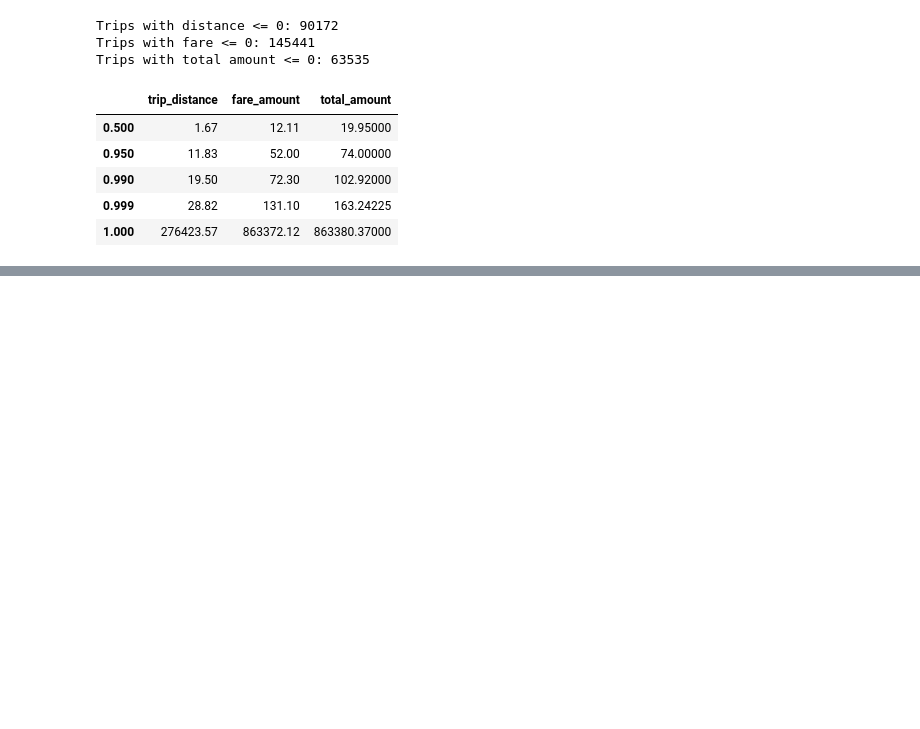
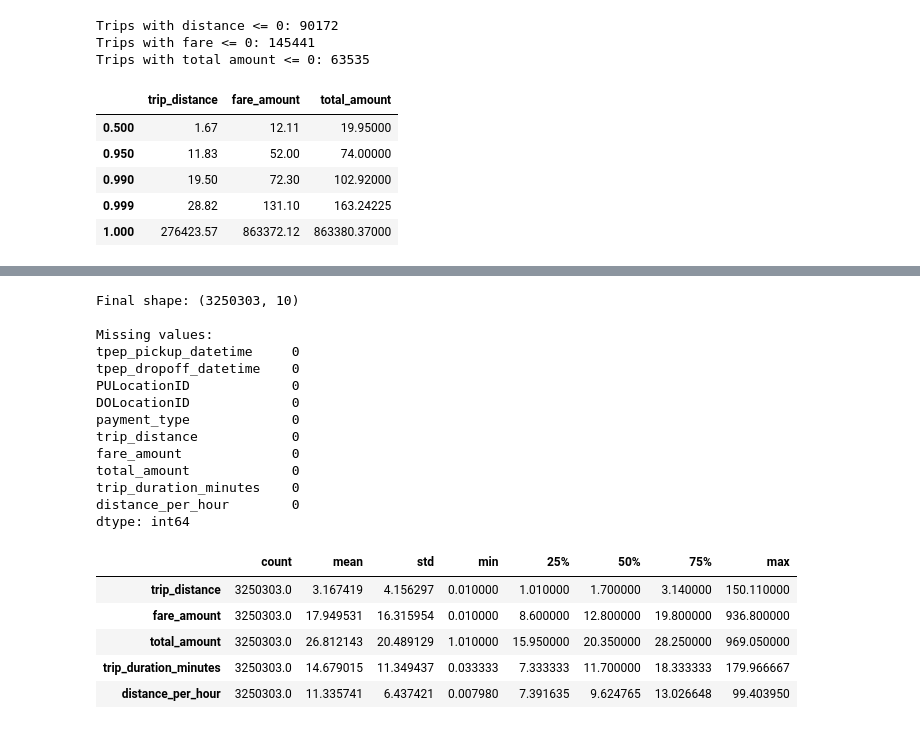
Before and after one commit to yuanzhumia0/CA1-2026025-Machine-Learning-for-Business, a Jupyter notebook: yuanzhu CA1.ipynb, the cells around one changed output, grey strips where cells are left out. Cells and saved outputs as stored; diff of their text form; code cells hidden in the pictures; blank space fills up the shorter version.

```diff
--- a/yuanzhu CA1.ipynb
+++ b/yuanzhu CA1.ipynb
@@ -353,0 +494,10 @@ Trips with total amount <= 0: 63535
+# %%
+# Remove trips with average speeds above 100 mph
+rows_before = len(df_clean)
+
+df_clean = df_clean[
+    df_clean["distance_per_hour"] <= 100
+].copy()
+
+print("Rows removed:", rows_before - len(df_clean))
+print("Rows remaining:", len(df_clean))
@@ -353,0 +564,46 @@ Trips with total amount <= 0: 63535
+# %%
+# Select columns for further analysis
+analysis_columns = [
+    "tpep_pickup_datetime",
+    "tpep_dropoff_datetime",
+    "PULocationID",
+    "DOLocationID",
+    "payment_type",
+    "trip_distance",
+    "fare_amount",
+    "total_amount",
+    "trip_duration_minutes",
+    "distance_per_hour"
+]
+
+df_january = df_clean[analysis_columns].copy()
+# %%
+print("Final shape:", df_january.shape)
+print("\nMissing values:")
+print(df_january.isna().sum())
+
+df_january[
+    ["trip_distance", "fare_amount", "total_amount",
+     "trip_duration_minutes", "distance_per_hour"]
+].describe().T
+# %% [output]
+Final shape: (3250303, 10)
+
+Missing values:
+tpep_pickup_datetime     0
+tpep_dropoff_datetime    0
+PULocationID             0
+DOLocationID             0
+payment_type             0
+trip_distance            0
+fare_amount              0
+total_amount             0
+trip_duration_minutes    0
+distance_per_hour        0
+dtype: int64
+|  | count | mean | std | min | 25% | 50% | 75% | max |
+| trip_distance | 3250303.0 | 3.167419 | 4.156297 | 0.010000 | 1.010000 | 1.700000 | 3.140000 | 150.110000 |
+| fare_amount | 3250303.0 | 17.949531 | 16.315954 | 0.010000 | 8.600000 | 12.800000 | 19.800000 | 936.800000 |
+| total_amount | 3250303.0 | 26.812143 | 20.489129 | 1.010000 | 15.950000 | 20.350000 | 28.250000 | 969.050000 |
+| trip_duration_minutes | 3250303.0 | 14.679015 | 11.349437 | 0.033333 | 7.333333 | 11.700000 | 18.333333 | 179.966667 |
+| distance_per_hour | 3250303.0 | 11.335741 | 6.437421 | 0.007980 | 7.391635 | 9.624765 | 13.026648 | 99.403950 |
```
Also changed, not shown: parts of 19 cells of this notebook.
